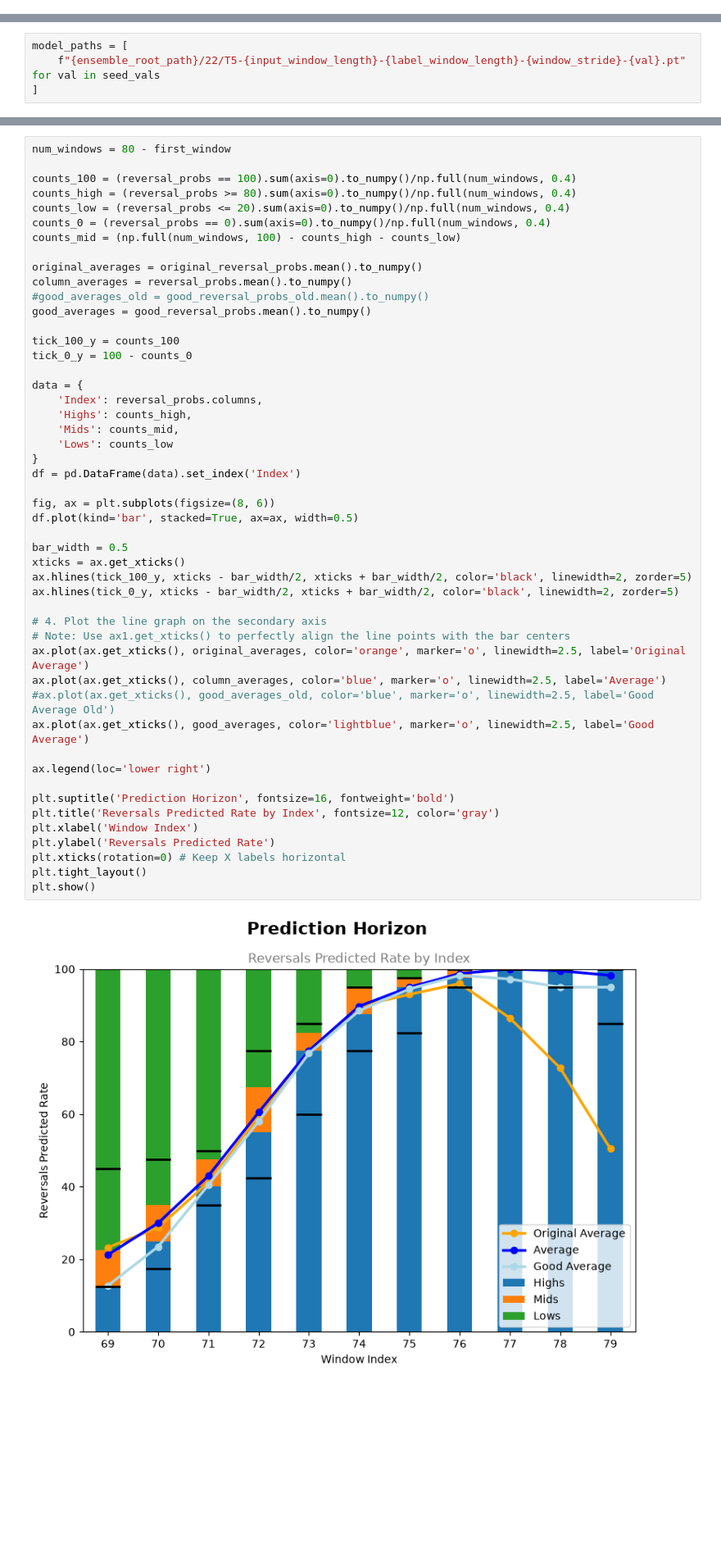
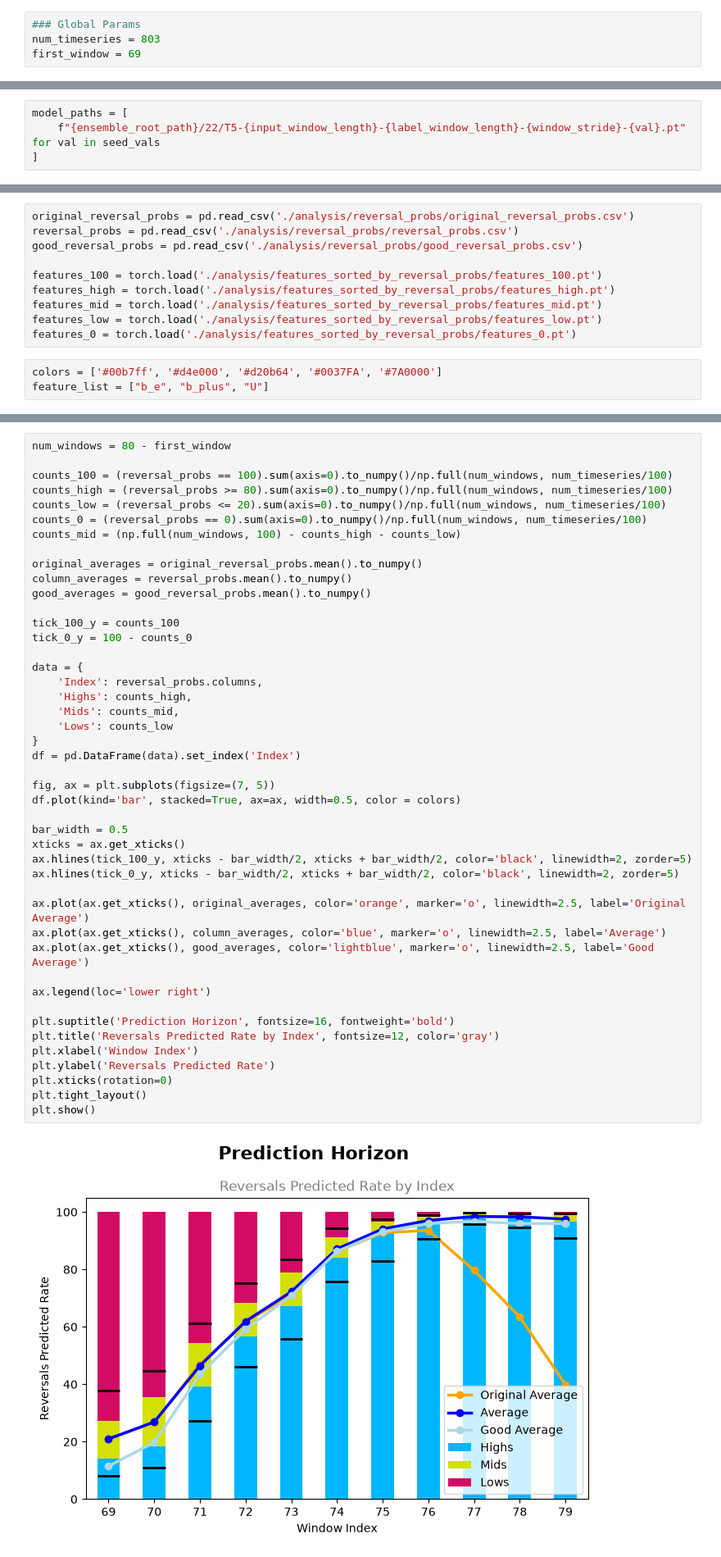
Before and after one commit to WillLankenau13/JetReversalAnalysis, a Jupyter notebook: JRA/preprocessed/modelAnalysis.ipynb, the cells around one changed output, grey strips where cells are left out. Shown at 82% size. Drawn from its saved outputs; the diff is of its cells as text; blank space fills up the shorter version.

Commit message:
Some nice graphs in modelAnalysis

```diff
--- a/JRA/preprocessed/modelAnalysis.ipynb
+++ b/JRA/preprocessed/modelAnalysis.ipynb
@@ -76,4 +77,8 @@ df_test = InferenceAnalysisDataset(
     full_dataset_path = dataset_path_test_reversal_full,
     index_full_update_len = num_datapoints_per_timeseries
 )
+# %%
+### Global Params
+num_timeseries = 803
+first_window = 69
 # %% [markdown]
@@ -198,0 +244,13 @@ with torch.no_grad():
+# %%
+original_reversal_probs = pd.read_csv('./analysis/reversal_probs/original_reversal_probs.csv')
+reversal_probs = pd.read_csv('./analysis/reversal_probs/reversal_probs.csv')
+good_reversal_probs = pd.read_csv('./analysis/reversal_probs/good_reversal_probs.csv')
+
+features_100 = torch.load('./analysis/features_sorted_by_reversal_probs/features_100.pt')
+features_high = torch.load('./analysis/features_sorted_by_reversal_probs/features_high.pt')
+features_mid = torch.load('./analysis/features_sorted_by_reversal_probs/features_mid.pt')
+features_low = torch.load('./analysis/features_sorted_by_reversal_probs/features_low.pt')
+features_0 = torch.load('./analysis/features_sorted_by_reversal_probs/features_0.pt')
+# %%
+colors = ['#00b7ff', '#d4e000', '#d20b64', '#0037FA', '#7A0000']
+feature_list = ["b_e", "b_plus", "U"]
@@ -199,51 +259,47 @@ with torch.no_grad():
 # %%
 num_windows = 80 - first_window
 
-counts_100 = (reversal_probs == 100).sum(axis=0).to_numpy()/np.full(num_windows, 0.4)
-counts_high = (reversal_probs >= 80).sum(axis=0).to_numpy()/np.full(num_windows, 0.4)
-counts_low = (reversal_probs <= 20).sum(axis=0).to_numpy()/np.full(num_windows, 0.4)
-counts_0 = (reversal_probs == 0).sum(axis=0).to_numpy()/np.full(num_windows, 0.4)
+counts_100 = (reversal_probs == 100).sum(axis=0).to_numpy()/np.full(num_windows, num_timeseries/100)
+counts_high = (reversal_probs >= 80).sum(axis=0).to_numpy()/np.full(num_windows, num_timeseries/100)
+counts_low = (reversal_probs <= 20).sum(axis=0).to_numpy()/np.full(num_windows, num_timeseries/100)
+counts_0 = (reversal_probs == 0).sum(axis=0).to_numpy()/np.full(num_windows, num_timeseries/100)
 counts_mid = (np.full(num_windows, 100) - counts_high - counts_low)
 
 original_averages = original_reversal_probs.mean().to_numpy()
 column_averages = reversal_probs.mean().to_numpy()
-#good_averages_old = good_reversal_probs_old.mean().to_numpy()
 good_averages = good_reversal_probs.mean().to_numpy()
 
 tick_100_y = counts_100
 tick_0_y = 100 - counts_0
 
 data = {
     'Index': reversal_probs.columns,
     'Highs': counts_high,
     'Mids': counts_mid,
     'Lows': counts_low
 }
 df = pd.DataFrame(data).set_index('Index')
 
-fig, ax = plt.subplots(figsize=(8, 6))
-df.plot(kind='bar', stacked=True, ax=ax, width=0.5)
+fig, ax = plt.subplots(figsize=(7, 5))
+df.plot(kind='bar', stacked=True, ax=ax, width=0.5, color = colors)
 
 bar_width = 0.5
 xticks = ax.get_xticks()
 ax.hlines(tick_100_y, xticks - bar_width/2, xticks + bar_width/2, color='black', linewidth=2, zorder=5)
 ax.hlines(tick_0_y, xticks - bar_width/2, xticks + bar_width/2, color='black', linewidth=2, zorder=5)
 
-# 4. Plot the line graph on the secondary axis
-# Note: Use ax1.get_xticks() to perfectly align the line points with the bar centers
 ax.plot(ax.get_xticks(), original_averages, color='orange', marker='o', linewidth=2.5, label='Original Average')
 ax.plot(ax.get_xticks(), column_averages, color='blue', marker='o', linewidth=2.5, label='Average')
-#ax.plot(ax.get_xticks(), good_averages_old, color='blue', marker='o', linewidth=2.5, label='Good Average Old')
 ax.plot(ax.get_xticks(), good_averages, color='lightblue', marker='o', linewidth=2.5, label='Good Average')
 
 ax.legend(loc='lower right')
 
 plt.suptitle('Prediction Horizon', fontsize=16, fontweight='bold')
 plt.title('Reversals Predicted Rate by Index', fontsize=12, color='gray')
 plt.xlabel('Window Index')
 plt.ylabel('Reversals Predicted Rate')
-plt.xticks(rotation=0) # Keep X labels horizontal
+plt.xticks(rotation=0)
 plt.tight_layout()
 plt.show()
 # %% [output]
-[figure, old version]
+[figure, new version]
```
Also changed, not shown: parts of 14 cells of this notebook, 7 other files.
